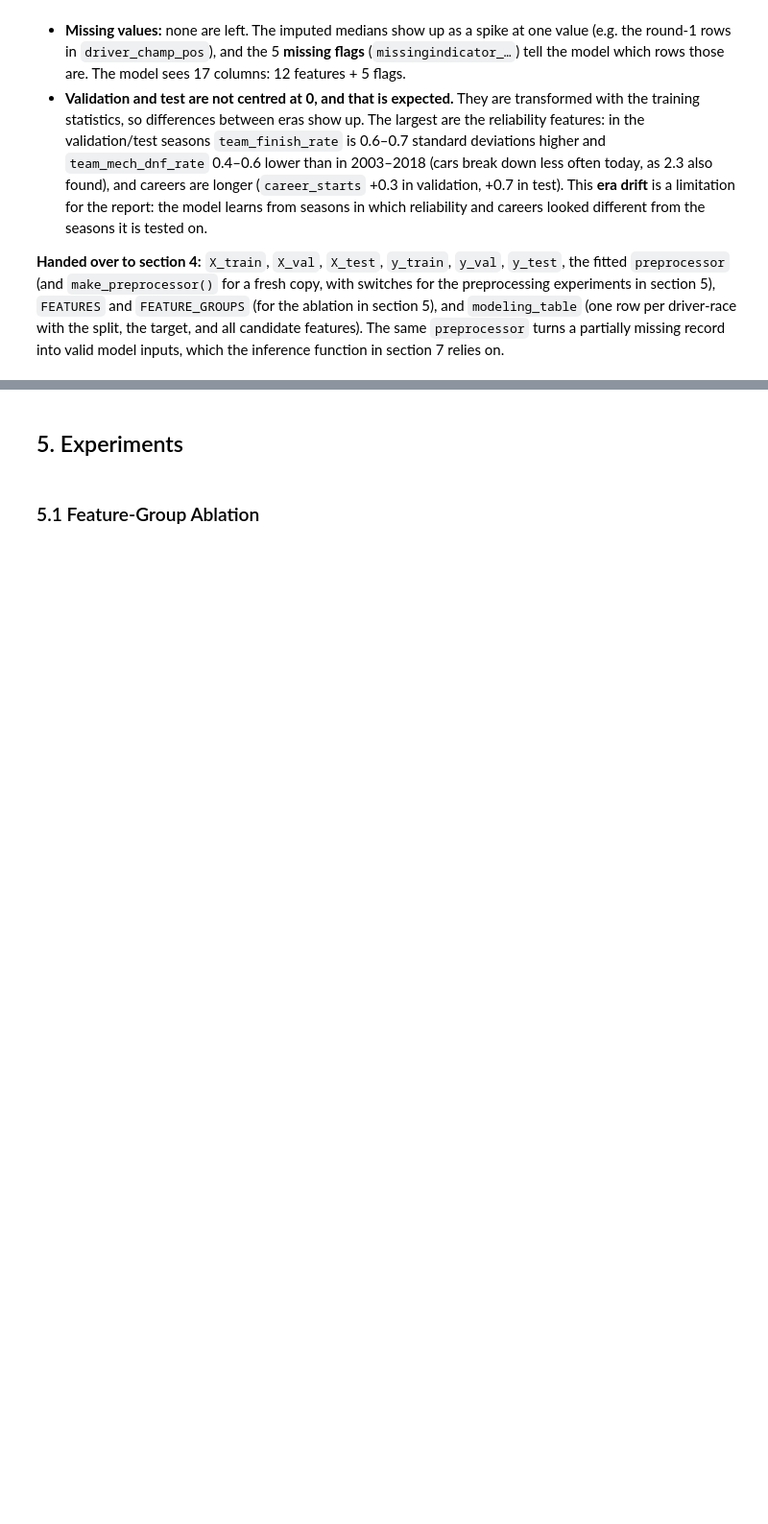
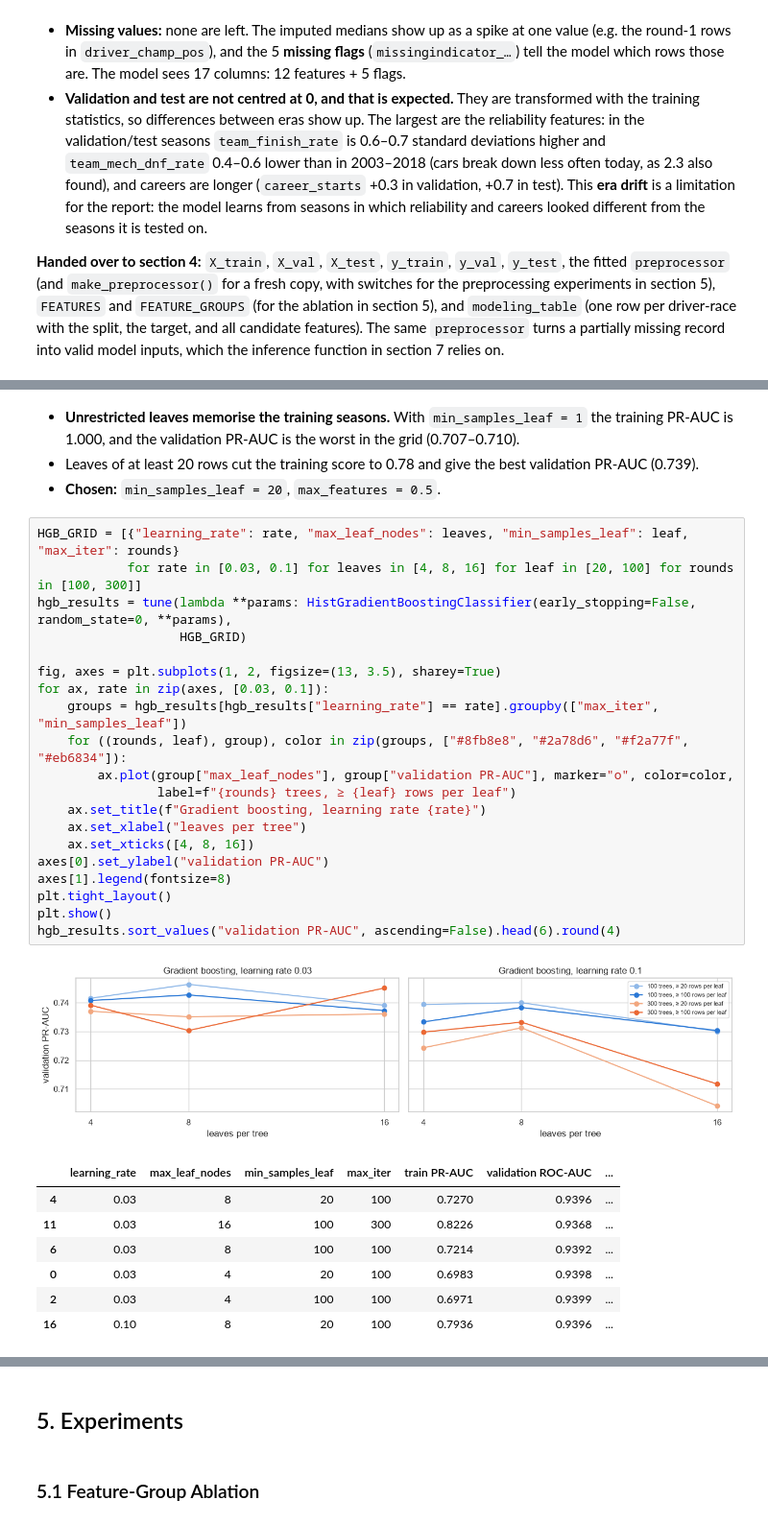
Before and after one commit to Seif2005/ACL2-Project, a Jupyter notebook: Main.ipynb, the cells around one changed output, grey strips where cells are left out. Shown at 96% size. Drawn from its saved outputs; the diff is of its cells as text; blank space fills up the shorter version.

```diff
--- a/Main.ipynb
+++ b/Main.ipynb
@@ -3076,0 +3299,34 @@ valid model inputs, which the inference function in section 7 relies on.
+# %% [markdown]
+- **Unrestricted leaves memorise the training seasons.** With `min_samples_leaf = 1` the training PR-AUC is 1.000, and
+  the validation PR-AUC is the worst in the grid (0.707–0.710).
+- Leaves of at least 20 rows cut the training score to 0.78 and give the best validation PR-AUC (0.739).
+- **Chosen:** `min_samples_leaf = 20`, `max_features = 0.5`.
+# %%
+HGB_GRID = [{"learning_rate": rate, "max_leaf_nodes": leaves, "min_samples_leaf": leaf, "max_iter": rounds}
+            for rate in [0.03, 0.1] for leaves in [4, 8, 16] for leaf in [20, 100] for rounds in [100, 300]]
+hgb_results = tune(lambda **params: HistGradientBoostingClassifier(early_stopping=False, random_state=0, **params),
+                   HGB_GRID)
+
+fig, axes = plt.subplots(1, 2, figsize=(13, 3.5), sharey=True)
+for ax, rate in zip(axes, [0.03, 0.1]):
+    groups = hgb_results[hgb_results["learning_rate"] == rate].groupby(["max_iter", "min_samples_leaf"])
+    for ((rounds, leaf), group), color in zip(groups, ["#8fb8e8", "#2a78d6", "#f2a77f", "#eb6834"]):
+        ax.plot(group["max_leaf_nodes"], group["validation PR-AUC"], marker="o", color=color,
+                label=f"{rounds} trees, ≥ {leaf} rows per leaf")
+    ax.set_title(f"Gradient boosting, learning rate {rate}")
+    ax.set_xlabel("leaves per tree")
+    ax.set_xticks([4, 8, 16])
+axes[0].set_ylabel("validation PR-AUC")
+axes[1].legend(fontsize=8)
+plt.tight_layout()
+plt.show()
+hgb_results.sort_values("validation PR-AUC", ascending=False).head(6).round(4)
+# %% [output]
+[figure, added]
+|  | learning_rate | max_leaf_nodes | min_samples_leaf | max_iter | train PR-AUC | validation ROC-AUC | ... |
+| 4 | 0.03 | 8 | 20 | 100 | 0.7270 | 0.9396 | ... |
+| 11 | 0.03 | 16 | 100 | 300 | 0.8226 | 0.9368 | ... |
+| 6 | 0.03 | 8 | 100 | 100 | 0.7214 | 0.9392 | ... |
+| 0 | 0.03 | 4 | 20 | 100 | 0.6983 | 0.9398 | ... |
+| 2 | 0.03 | 4 | 100 | 100 | 0.6971 | 0.9399 | ... |
+| 16 | 0.10 | 8 | 20 | 100 | 0.7936 | 0.9396 | ... |
```
Also changed, not shown: parts of 60 cells of this notebook.
